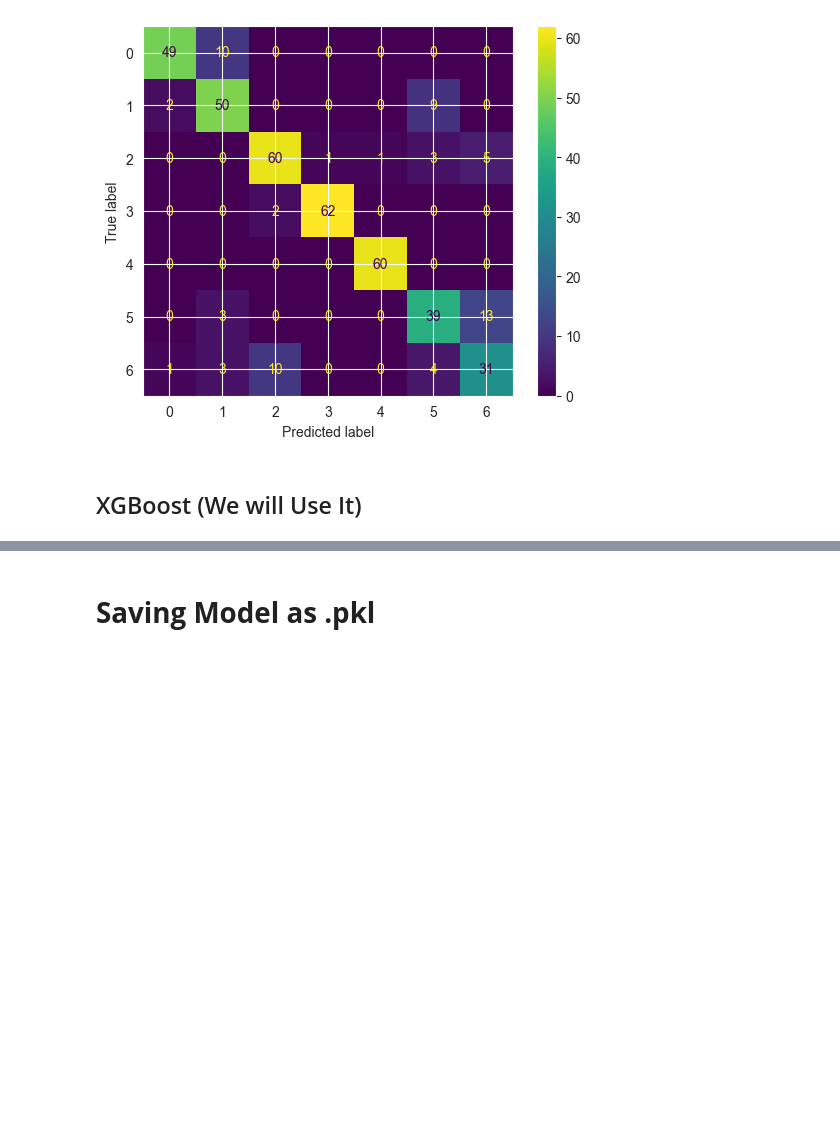
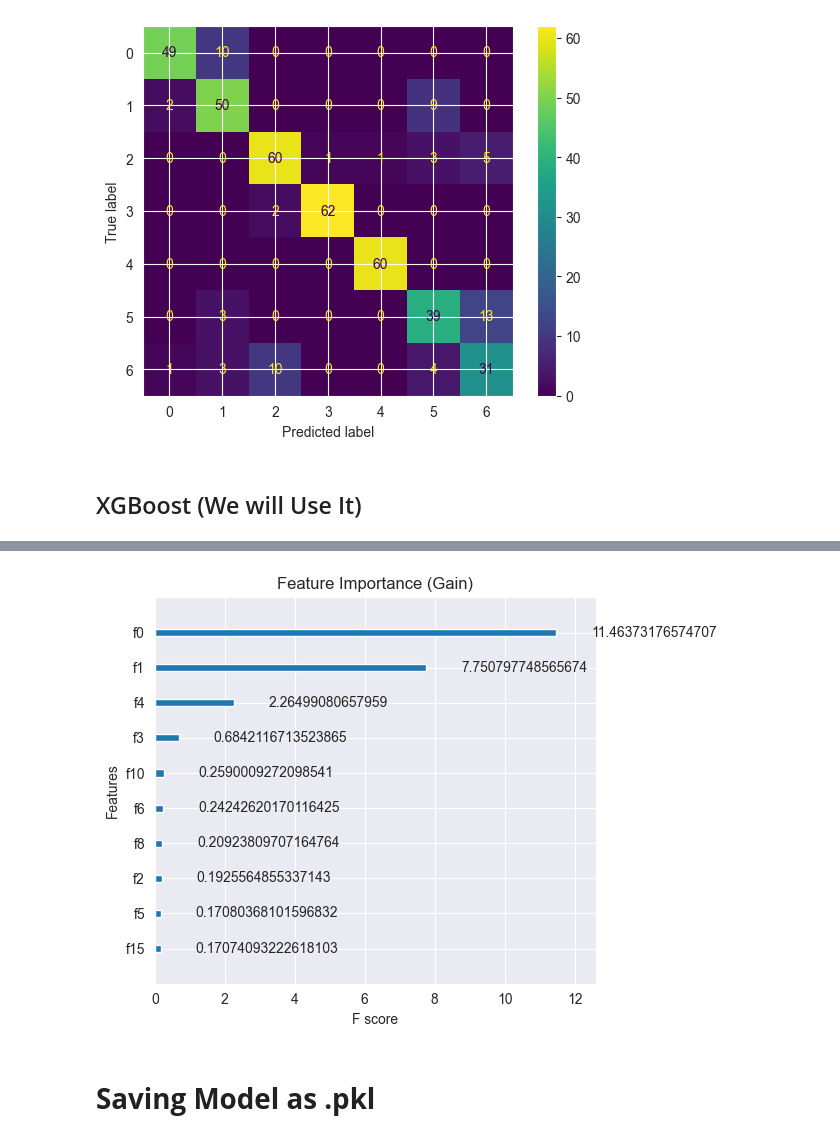
Before and after one commit to AlpikTech/ISTDS-proje3, a Jupyter notebook: Notebook.ipynb, the cells around one changed output, grey strips where cells are left out. Cells and saved outputs as stored; diff of their text form; code cells hidden in the pictures; blank space fills up the shorter version.

```diff
--- a/Notebook.ipynb
+++ b/Notebook.ipynb
@@ -479,3 +502,16 @@ plt.show()
+# %%
+import xgboost as xgb
+import matplotlib.pyplot as plt
+
+# Özellik önemini çizdirme
+xgb.plot_importance(booster=model.get_booster(),
+                    max_num_features=10,
+                    importance_type='gain',
+                    title='Feature Importance (Gain)')
+plt.tight_layout()
+plt.show()
+# %% [output]
+[figure, added]
 # %% [markdown]
 # **Saving Model as .pkl**
 # %%
```
Also changed, not shown: parts of 6 cells of this notebook, 3 other files.
